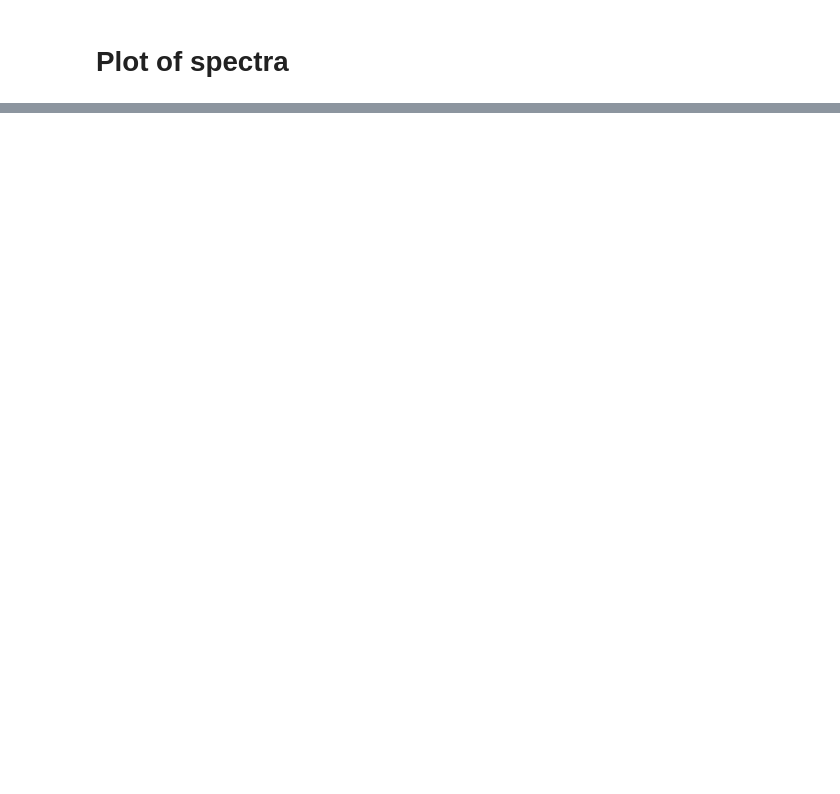
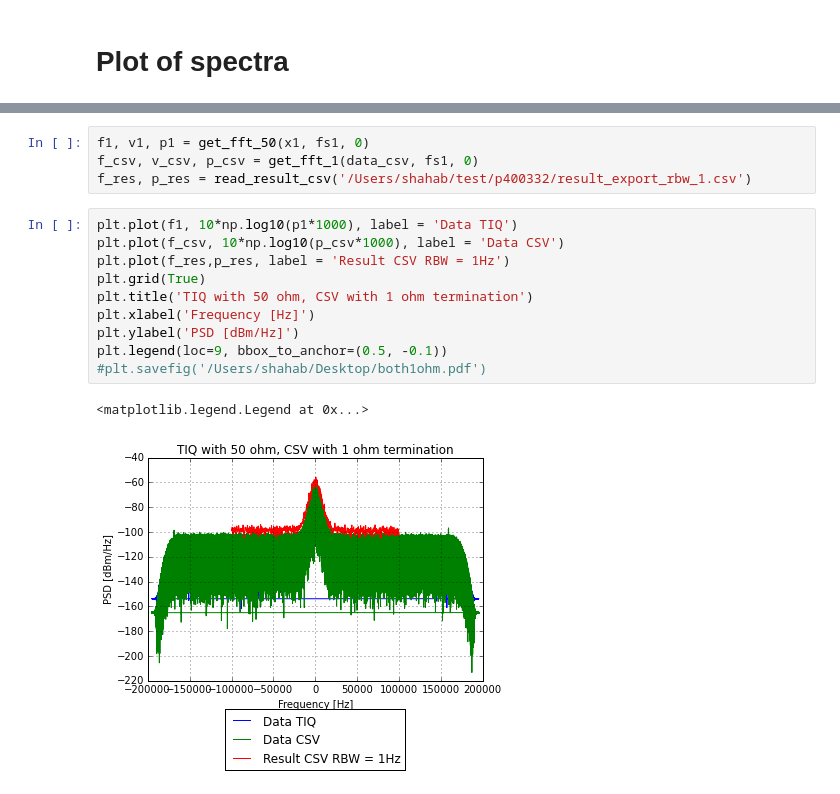
Before and after one commit to xaratustrah/iqtools, a Jupyter notebook: spectrum_plotter.ipynb, the cells around one changed output, grey strips where cells are left out. Saved outputs shown, nothing was run; the diff lists cells and outputs as text; blank space fills up the shorter version.

```diff
--- a/spectrum_plotter.ipynb
+++ b/spectrum_plotter.ipynb
@@ -46,0 +53,17 @@ plt.grid(True)
+# %%
+f1, v1, p1 = get_fft_50(x1, fs1, 0)
+f_csv, v_csv, p_csv = get_fft_1(data_csv, fs1, 0)
+f_res, p_res = read_result_csv('/Users/shahab/test/p400332/result_export_rbw_1.csv')
+# %%
+plt.plot(f1, 10*np.log10(p1*1000), label = 'Data TIQ')
+plt.plot(f_csv, 10*np.log10(p_csv*1000), label = 'Data CSV')
+plt.plot(f_res,p_res, label = 'Result CSV RBW = 1Hz')
+plt.grid(True)
+plt.title('TIQ with 50 ohm, CSV with 1 ohm termination')
+plt.xlabel('Frequency [Hz]')
+plt.ylabel('PSD [dBm/Hz]')
+plt.legend(loc=9, bbox_to_anchor=(0.5, -0.1))
+#plt.savefig('/Users/shahab/Desktop/both1ohm.pdf')
+# %% [output]
+<matplotlib.legend.Legend at 0x...>
+[figure, added]
```
Also changed, not shown: parts of 11 cells of this notebook, 1 other file.
